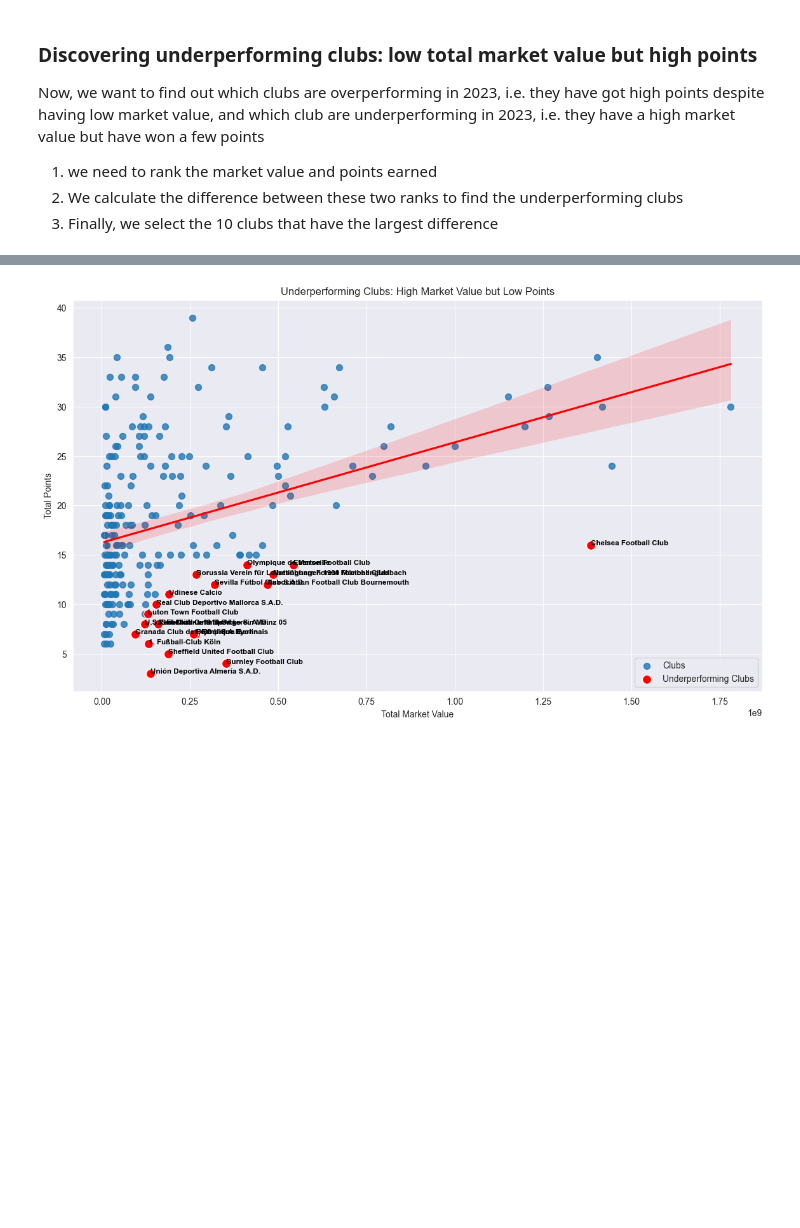
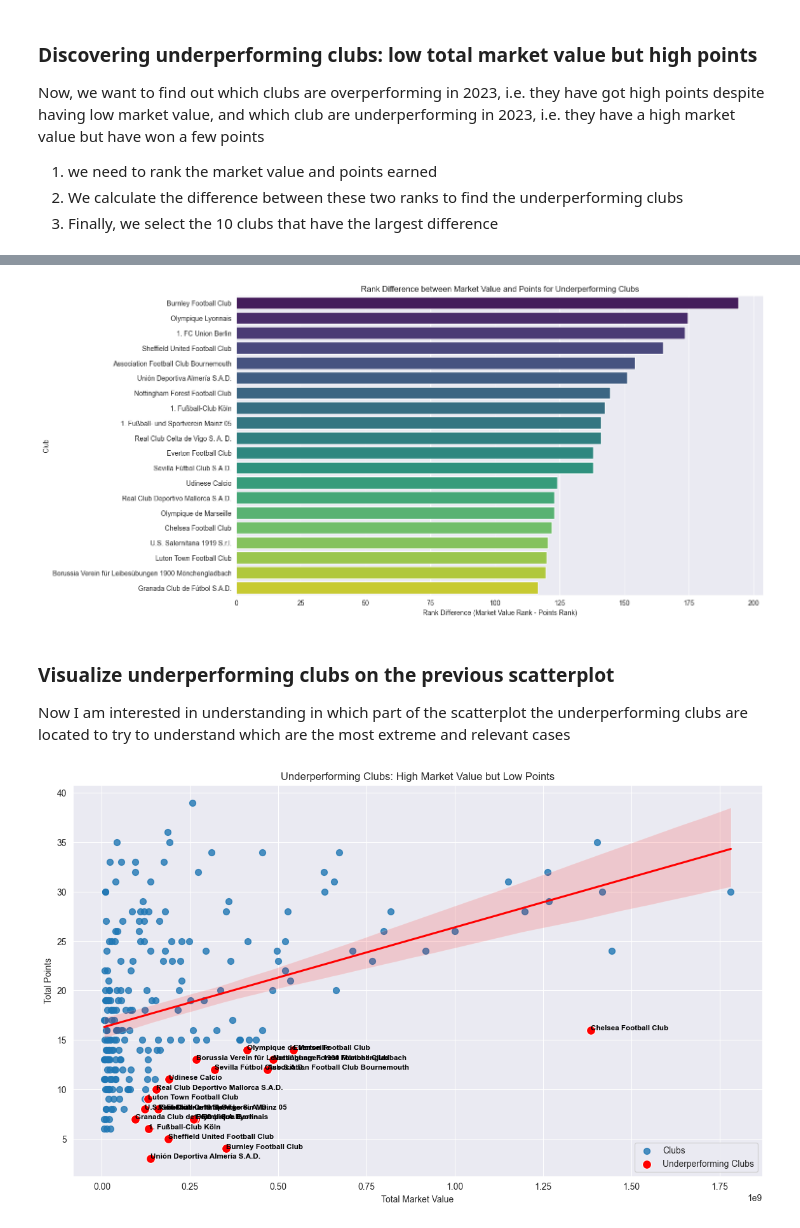
Before and after one commit to BonincontroL/IumTweb_project, a Jupyter notebook: solution/DataAnalysis/JupyterNotebooks/clubvalue_vs_performance.ipynb, the cells around one changed output, grey strips where cells are left out. Saved outputs shown, nothing was run; the diff lists cells and outputs as text; code cells hidden in the pictures; blank space fills up the shorter version.

```diff
--- a/solution/DataAnalysis/JupyterNotebooks/clubvalue_vs_performance.ipynb
+++ b/solution/DataAnalysis/JupyterNotebooks/clubvalue_vs_performance.ipynb
@@ -410,9 +415,12 @@ mean_market_value_per_club['points_rank'] = mean_market_value_per_club['total_po
 mean_market_value_per_club['rank_difference'] = mean_market_value_per_club['market_value_rank'] - mean_market_value_per_club['points_rank']
 
 # Identify clubs with high market value rank and low points rank (high positive rank difference)
-underperforming_clubs = mean_market_value_per_club.sort_values(by='rank_difference', ascending=False).head(20)
+underperforming_clubs = mean_market_value_per_club.nlargest(20, 'rank_difference')
 
-# Display the underperforming clubs
-underperforming_clubs_display = underperforming_clubs[['club_name', 'total_market_value_per_club', 'total_points', 'market_value_rank', 'points_rank', 'rank_difference']]
-underperforming_clubs_display
+plt.figure(figsize=(14, 8))
+sns.barplot(x='rank_difference', y='club_name', data=underperforming_clubs, hue='club_name', label=False, palette='viridis')
+plt.title('Rank Difference between Market Value and Points for Underperforming Clubs')
+plt.xlabel('Rank Difference (Market Value Rank - Points Rank)')
+plt.ylabel('Club')
+plt.show()
 # %% [output]
@@ -436,3 +427,7 @@ underperforming_clubs_display
+[figure, added]
+# %% [markdown]
+### Visualize underperforming clubs on the previous scatterplot
+Now I am interested in understanding in which part of the scatterplot the underperforming clubs are located to try to understand which are the most extreme and relevant cases
 # %%
 plt.figure(figsize=(14, 8))
 sns.regplot(data=mean_market_value_per_club, x='total_market_value_per_club', y='total_points', label='Clubs', scatter_kws={'s':50}, line_kws={'color':'red'})
```
Also changed, not shown: parts of 31 cells of this notebook, 5 other files.
